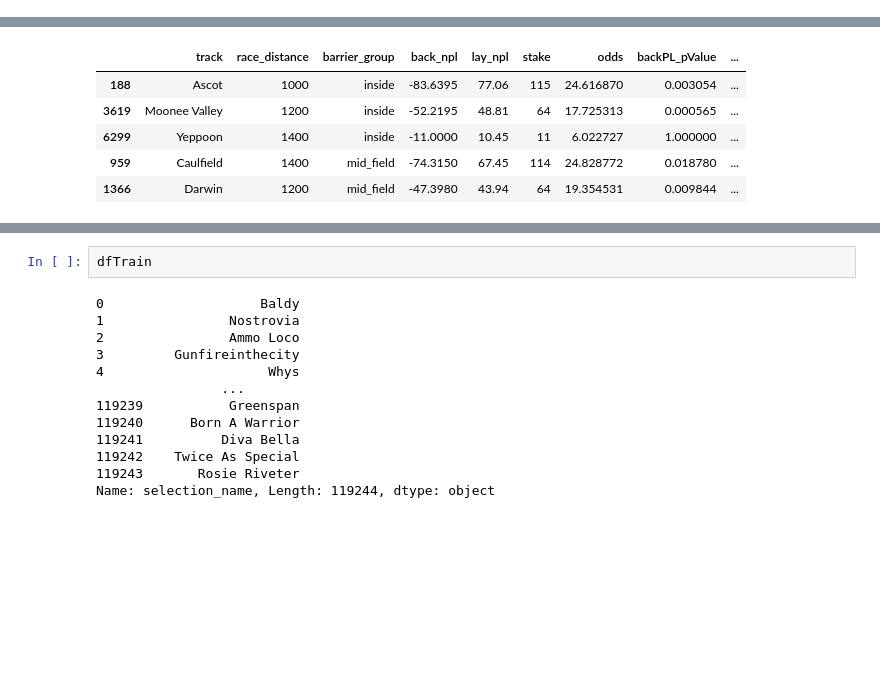
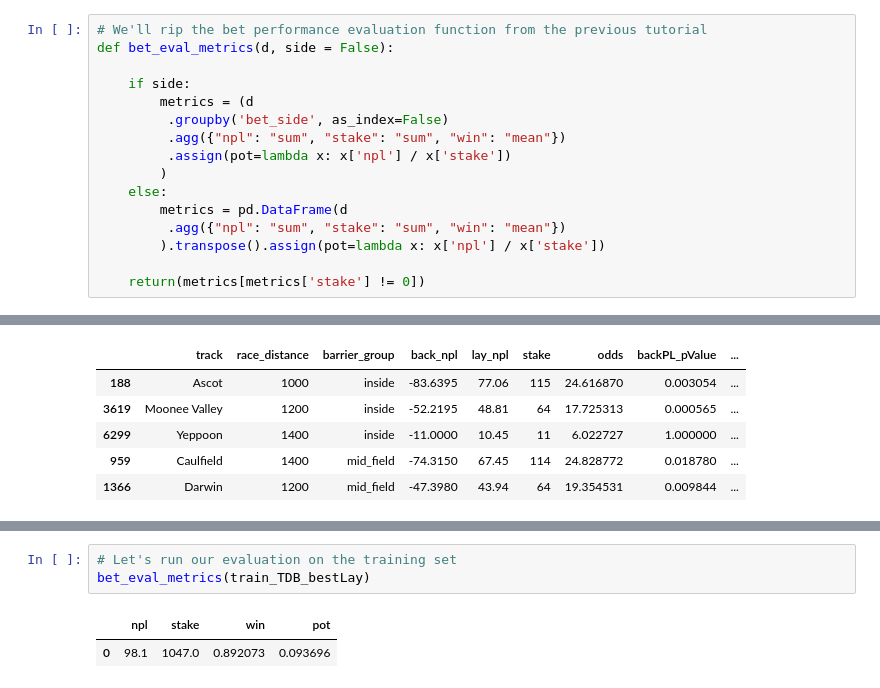
Before and after one commit to TMBish/bfStreamTutorials, a Jupyter notebook: 02-angles/article/angles.ipynb, the cells around one changed output, grey strips where cells are left out. Cells and saved outputs as stored; diff of their text form; blank space fills up the shorter version.

```diff
--- a/02-angles/article/angles.ipynb
+++ b/02-angles/article/angles.ipynb
@@ -457,6 +457,22 @@ Then to produce a historical slice of all races between two dates we could just
 # 2.0 Analysis
 
 I'll be running through 3 simple betting angles, one easy, one medium, and one hard to illustrate different types of angles you might want to try at home. The process I lay out is very similar (if not identical) but the implementation might be a bit trickier in each case and might take a little more programming skill to get up and running.
+# %%
+# We'll rip the bet performance evaluation function from the previous tutorial
+def bet_eval_metrics(d, side = False):
+
+    if side:
+        metrics = (d
+         .groupby('bet_side', as_index=False)
+         .agg({"npl": "sum", "stake": "sum", "win": "mean"})
+         .assign(pot=lambda x: x['npl'] / x['stake'])
+        )
+    else:
+        metrics = pd.DataFrame(d
+         .agg({"npl": "sum", "stake": "sum", "win": "mean"})
+        ).transpose().assign(pot=lambda x: x['npl'] / x['stake'])
+
+    return(metrics[metrics['stake'] != 0])
 # %% [markdown]
 ## 2.1 Assemble Data
 
@@ -699,15 +718,6 @@ We'll also need
-# %%
-dfTrain
-# %% [output]
-0                    Baldy
-1                Nostrovia
-2                Ammo Loco
-3         Gunfireinthecity
-4                     Whys
-                ...
-119239           Greenspan
-119240      Born A Warrior
-119241          Diva Bella
-119242    Twice As Special
-119243       Rosie Riveter
-Name: selection_name, Length: 119244, dtype: object
+# %%
+# Let's run our evaluation on the training set
+bet_eval_metrics(train_TDB_bestLay)
+# %% [output]
+|  | npl | stake | win | pot |
+| 0 | 98.1 | 1047.0 | 0.892073 | 0.093696 |
```
Also changed, not shown: parts of 15 cells of this notebook.
